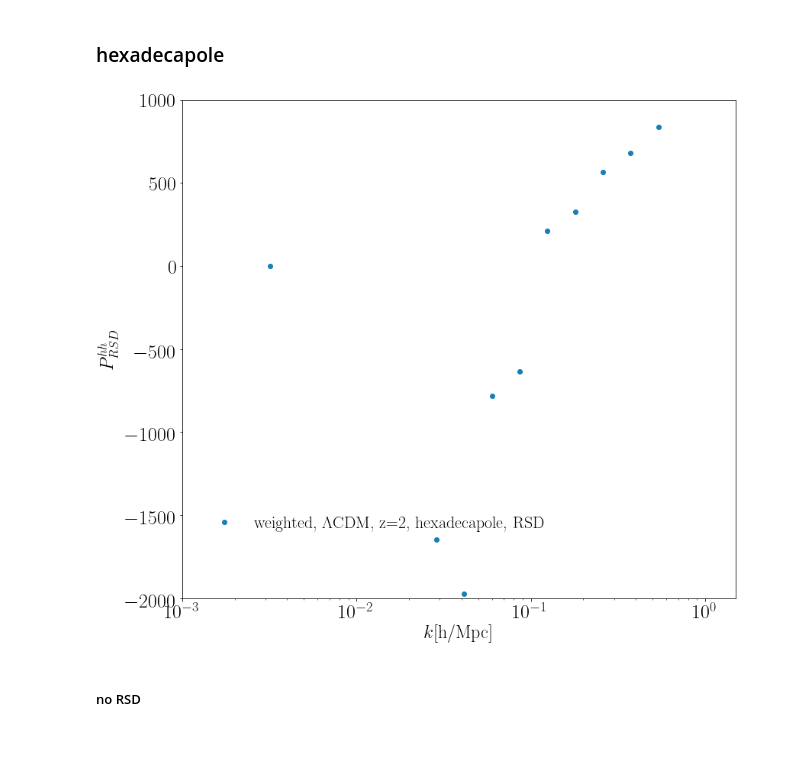
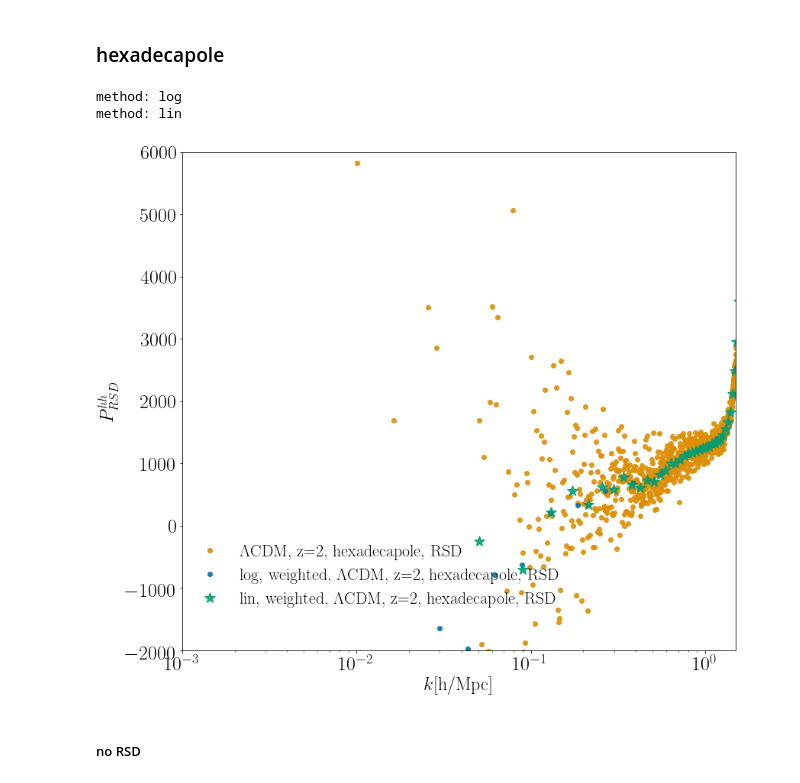
Before and after one commit to FarbodHassani/Doppler_RSD_N-body, a Jupyter notebook: Analysis-notebooks/PowerSpectra_halos_RSD_noRSD.ipynb, the cells around one changed output. Saved outputs shown, nothing was run; the diff lists cells and outputs as text; code cells hidden in the pictures; blank space fills up the shorter version.

```diff
--- a/Analysis-notebooks/PowerSpectra_halos_RSD_noRSD.ipynb
+++ b/Analysis-notebooks/PowerSpectra_halos_RSD_noRSD.ipynb
@@ -91,15 +91,12 @@ def wighted_power(k_w, Pk, count_arr ,number_binning, kmin, kmax, nyqvist_skip,c
         for i in range(number_modes):
             for j in range (np.int(np.shape(k_w)[0])):
                 if(np.int(j/number_modes) == i ):
-                    weight_pow[i,0] = weight_pow[i,0] + k_w[j] * count_arr[j]; # To correct the k based on the weights
+                    weight_pow[i,0] = weight_pow[i,0] + k_w[j]* count_arr[j]; # To correct the k based on the weights
                     weight_pow[i,1] = weight_pow[i,1] + Pk[j] * count_arr[j];# To correct the Pk based on the weights
                     weight_pow[i,2] = weight_pow[i,2] + count_arr[j];
-            if (weight_pow[i,0] !=0):
-                weight_pow[i,0] = weight_pow[i,0]/weight_pow[i,2]
-                weight_pow[i,1] = weight_pow[i,1]/weight_pow[i,2];
-            else:
-                weight_pow[i,1] =weight_pow[i,1];
-                weight_pow[i,0] = weight_pow[i,0]
+#             if (weight_pow[i,0] !=0):
+            weight_pow[i,0] = weight_pow[i,0]/weight_pow[i,2] #weight_pow[i,2]
+            weight_pow[i,1] = weight_pow[i,1]/weight_pow[i,2];
 
     return weight_pow
 # %% [markdown]
@@ -725,6 +722,7 @@ for num1 in [0]: # file 1
         weighted_arr = wighted_power(k0, pk0, count_arr ,number_binning, kmin, kmax, nyqvist_skip,cosmicvar_skip,"log")
         axs.plot(weighted_arr[:,0], weighted_arr[:,1],"o",alpha=0.9,color =Colors[l], lw=3,label="weighted, "+decrip[num1]+redshift+", hexadecapole, "+RSD + " log-spacing, num of bins = "+str(number_binning))
 
+        number_binning = 120;
         weighted_arr = wighted_power(k0, pk0, count_arr ,number_binning, kmin, kmax, 0,0,"lin")
         axs.plot(weighted_arr[:,0], weighted_arr[:,1],"*",alpha=0.9,color =Colors[l+2], markersize=10,label="weighted, "+decrip[num1]+redshift+", hexadecapole, "+RSD + " lin-spacing, num of bins = "+str(number_binning))
 
@@ -793,8 +791,13 @@ for num1 in [1]: # file 1
         kmax = k0.max();
         nyqvist_skip = 1;
         cosmicvar_skip = 0;
-        weighted_arr = wighted_power(k0, pk2, count_arr ,number_binning, kmin, kmax, nyqvist_skip,cosmicvar_skip)
+        weighted_arr = wighted_power(k0, pk2, count_arr ,number_binning, kmin, kmax, nyqvist_skip,cosmicvar_skip,"log")
         axs.plot(weighted_arr[:,0], weighted_arr[:,1],"o",alpha=0.9,color =Colors[l], lw=3,label="weighted, "+decrip[i]+redshift+", quadrupole, "+RSD)
+
+        number_binning = 100;
+        weighted_arr = wighted_power(k0, pk2, count_arr ,number_binning, kmin, kmax, nyqvist_skip,cosmicvar_skip,"lin")
+        axs.plot(weighted_arr[:,0], weighted_arr[:,1],"*",markersize=15,alpha=0.9,color =Colors[l+2], lw=3,label="lin, weighted, "+decrip[i]+redshift+", quadrupole, "+RSD)
+
         l=l+1
 
 axs.set_ylabel(r'$P^{hh}_{RSD}$',fontsize=24)
@@ -851,8 +856,13 @@ for num1 in [1]: # file 1
         kmax = k0.max();
         nyqvist_skip = 1;
         cosmicvar_skip = 1;
-        weighted_arr = wighted_power(k0, pk2, count_arr ,number_binning, kmin, kmax, nyqvist_skip,cosmicvar_skip)
-        axs.plot(weighted_arr[:,0], weighted_arr[:,1],"o",alpha=0.9,color =Colors[l], lw=3,label="weighted, "+decrip[i]+redshift+", quadrupole, "+RSD)
+        weighted_arr = wighted_power(k0, pk2, count_arr ,number_binning, kmin, kmax, nyqvist_skip,cosmicvar_skip,"log")
+        axs.plot(weighted_arr[:,0], weighted_arr[:,1],"o",alpha=0.9,color =Colors[l], lw=3,label="log weighted, "+decrip[i]+redshift+", quadrupole, "+RSD)
+
+        number_binning = 200
+        weighted_arr = wighted_power(k0, pk2, count_arr ,number_binning, kmin, kmax, nyqvist_skip,cosmicvar_skip,"lin")
+        axs.plot(weighted_arr[:,0], weighted_arr[:,1],"*",markersize=10,alpha=0.9,color =Colors[l+2], lw=3,label="lin weighted, "+decrip[i]+redshift+", quadrupole, "+RSD)
+
         l=l+1
 
 axs.set_ylabel(r'$P^{hh}_{RSD}$',fontsize=24)
@@ -892,38 +904,45 @@ kind = "halo"
 l=0
 for num1 in [1]: # file 1
     for j in [2]: # Redshifts
         redshift ="z="+str(j);
         RSD ='RSD'
 #         [k0,pk0]=data[kind][RSD][file[num1]]['pow'][redshift][[0,1],:]
         [k2,pk2]=data[kind][RSD][file[num1]]['pow'][redshift][[0,2],:]
         [k4,pk4]=data[kind][RSD][file[num1]]['pow'][redshift][[0,3],:]
 
 #         axs.plot(k0, pk0,"o",alpha=0.9,color =Colors[l], lw=3,label=decrip[i]+redshift+", monopole")
 #         axs.plot(k0, pk2,"o",alpha=0.9,color =Colors[l+1], lw=3,label=decrip[i]+redshift+", quadrupole")
-#         axs.plot(k0, pk4,"o",alpha=0.9,color =Colors[l+2], lw=3,label=decrip[i]+redshift+", hexadecapole, "+RSD)
+        axs.plot(k0, pk4,"o",alpha=0.9,color =Colors[l+1], lw=3,label=decrip[i]+redshift+", hexadecapole, "+RSD)
 
         # Averaging weighted based on the # of modes
         count_arr = data[kind][RSD][file[num1]]['pow'][redshift][5,:]
         number_binning = 20;
         kmin = k0.min();
         kmax = k0.max();
         nyqvist_skip = 1;
         cosmicvar_skip = 1;
-        weighted_arr = wighted_power(k0, pk4, count_arr ,number_binning, kmin, kmax, nyqvist_skip,cosmicvar_skip)
-        axs.plot(weighted_arr[:,0], weighted_arr[:,1],"o",alpha=0.9,color =Colors[l], lw=3,label="weighted, "+decrip[i]+redshift+", hexadecapole, "+RSD)
+        weighted_arr = wighted_power(k0, pk4, count_arr ,number_binning, kmin, kmax, nyqvist_skip,cosmicvar_skip,"log")
+        axs.plot(weighted_arr[:,0], weighted_arr[:,1],"o",alpha=0.9,color =Colors[l], lw=3,label="log, weighted, "+decrip[i]+redshift+", hexadecapole, "+RSD)
+
+        number_binning = 80
+        weighted_arr = wighted_power(k0, pk4, count_arr ,number_binning, kmin, kmax, nyqvist_skip,cosmicvar_skip,"lin")
+        axs.plot(weighted_arr[:,0], weighted_arr[:,1],"*",markersize=15,alpha=0.9,color =Colors[l+2], lw=3,label="lin, weighted, "+decrip[i]+redshift+", hexadecapole, "+RSD)
+
         l=l+1
 
 axs.set_ylabel(r'$P^{hh}_{RSD}$',fontsize=24)
 axs.set_xlabel('$k$[h/Mpc]',fontsize=24)
 axs.set_xscale('log')
 # plt.yscale('symlog')
-axs.set_ylim(-2.e3,1.e3)
+axs.set_ylim(-2.e3,6.e3)
 axs.set_xlim(1.e-3,1.5)
 # axs[1].set_yticks([-0.1,-0.05,0,0.05,0.1,0.2,0.3])
 axs.legend(fontsize=22,bbox_to_anchor=[0.35, 0.15], loc='center',frameon=False)
 X=np.arange(0.001,20,1)
 # %% [output]
+method: log
+method: lin
-[figure, old version]
+[figure, new version]
 # %% [markdown]
 ##### no RSD
 # %%
```
Also changed, not shown: parts of 4 cells of this notebook.
